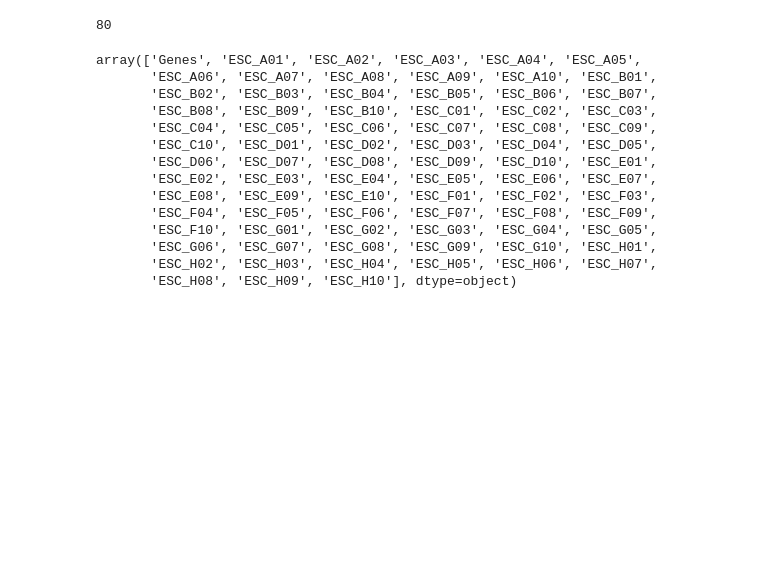
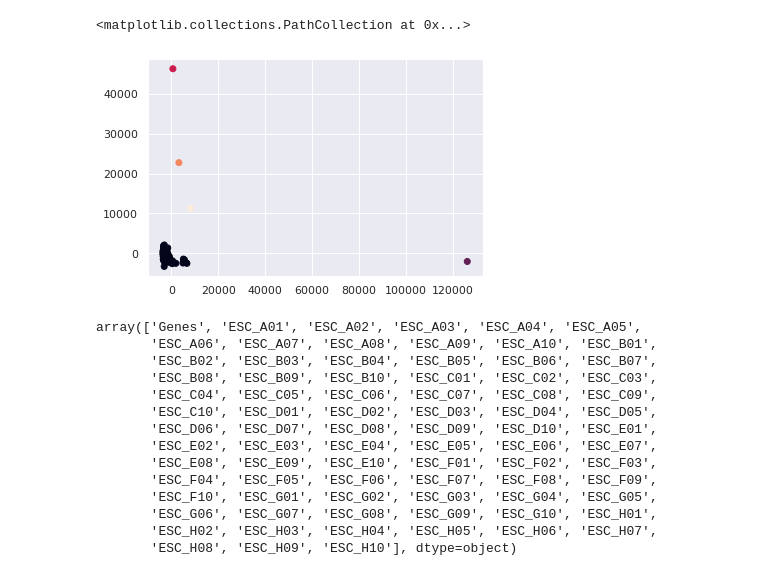
Before and after one commit to SiddarthVijay/ScRNA_Clustering, a Jupyter notebook: src/KMeans.ipynb, the cells around one changed output. Drawn from its saved outputs; the diff is of its cells as text; code cells hidden in the pictures; blank space fills up the shorter version.

Commit message:
CLustering after RPKM

```diff
--- a/src/KMeans.ipynb
+++ b/src/KMeans.ipynb
@@ -99,6 +168,6 @@ data = np.transpose(data)
 # %%
-model = KMeans(n_clusters=10)
+model = KMeans(n_clusters=5)
 # %%
-model.fit(data)
+model.fit(norm_data)
 # %% [output]
 KMeans(algorithm='auto', copy_x=True, init='k-means++', max_iter=300,
@@ -106,6 +175,6 @@ KMeans(algorithm='auto', copy_x=True, init='k-means++', max_iter=300,
        random_state=None, tol=0.0001, verbose=0)
 # %%
-labels = model.predict(data)
+labels = model.predict(norm_data)
 # %%
 print(labels)
 # %% [output]
@@ -115,7 +184,12 @@ print(labels)
-# %%
-len(labels)
-# %% [output]
-80
+# %%
+from sklearn.decomposition import PCA
+pca = PCA(n_components=2)
+plot_data = pca.fit_transform(norm_data)
+# %%
+plt.scatter(plot_data[:,0],plot_data[:,1],c = labels)
+# %% [output]
+<matplotlib.collections.PathCollection at 0x...>
+[figure, added]
 # %%
 name_cells_unformatted = df.T.columns.values
 name_cells_unformatted
```
Also changed, not shown: parts of 27 cells of this notebook.
